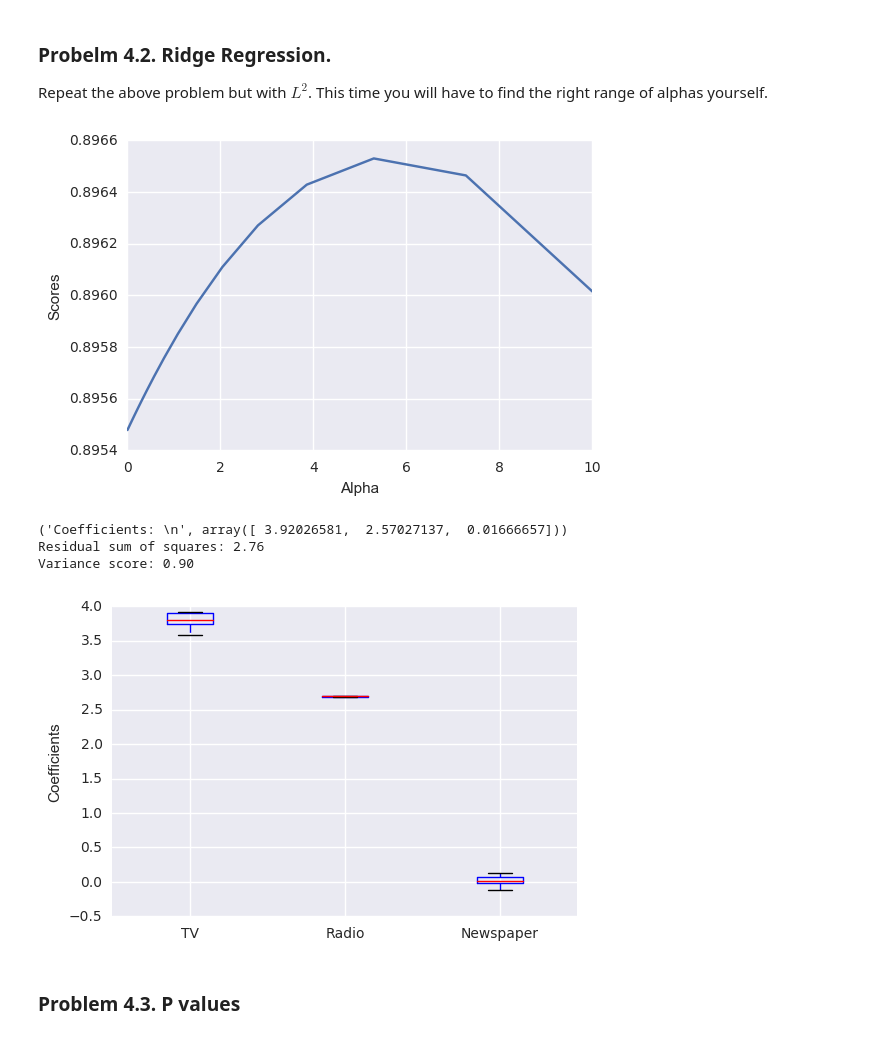
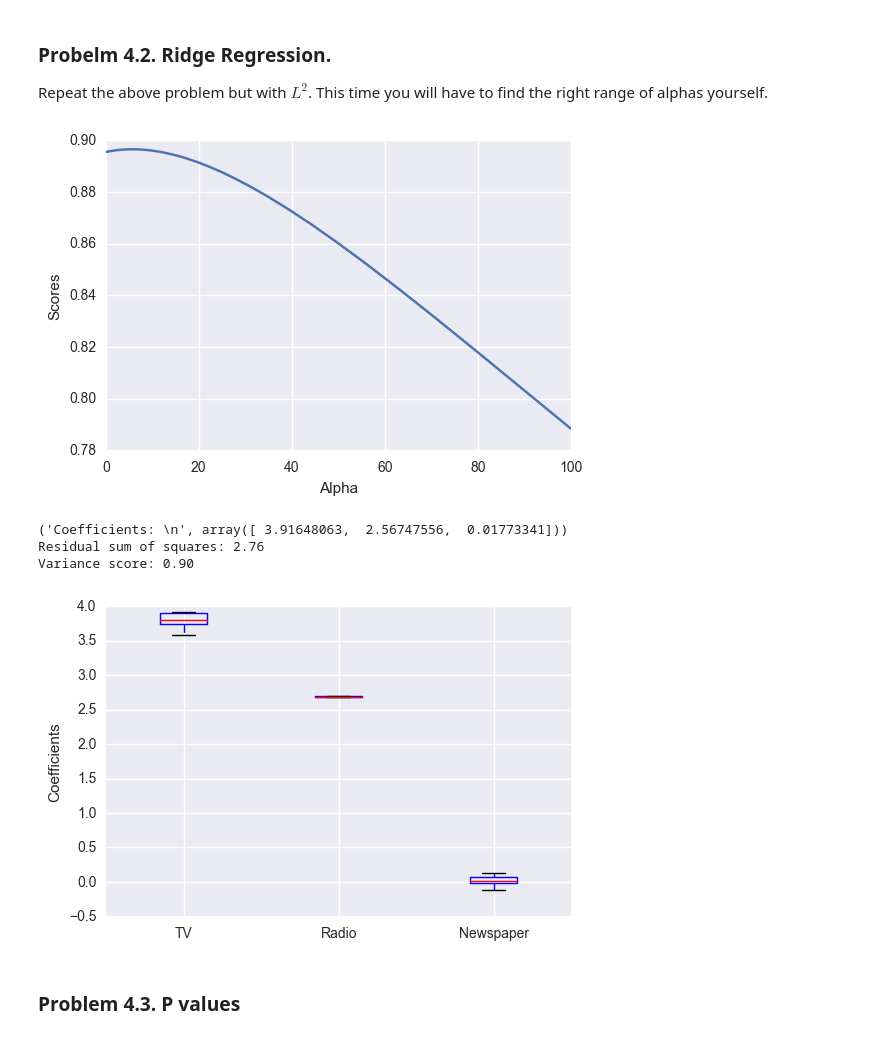
Before and after one commit to Columbia-Intro-Data-Science/python-introduction-liweiyi1992, a Jupyter notebook: Homework 1 - Github and Pandas- Part 2 - Coefficient Estimates and Complexity.ipynb, the cells around one changed output. Saved outputs shown, nothing was run; the diff lists cells and outputs as text; code cells hidden in the pictures.

```diff
--- a/Homework 1 - Github and Pandas- Part 2 - Coefficient Estimates and Complexity.ipynb
+++ b/Homework 1 - Github and Pandas- Part 2 - Coefficient Estimates and Complexity.ipynb
@@ -325,7 +325,7 @@ X_test = X_scaled[int(size*0.8):]
 y_train = y[0:int(size*0.8)]
 y_test = y[int(size*0.8):]
 
-alphas = np.logspace(-3,0.5,30)
+alphas = np.logspace(-3,1,100)
 
 scores = []
 
@@ -419,7 +419,7 @@ X_test = X_scaled[int(size*0.8):]
 y_train = y[0:int(size*0.8)]
 y_test = y[int(size*0.8):]
 
-alphas = np.logspace(-3,1,30)
+alphas = np.logspace(-3,2,100)
 
 scores = []
 
@@ -468,38 +468,38 @@ coefficents = np.vstack((coefficents,regr.coef_))
 
 X_train_3 = np.vstack((X_scaled[0:int(size*0.4)],X_scaled[int(size*0.6):]))
 X_test_3 = X_scaled[int(size*0.4):int(size*0.6)]
 y_train_3 = np.append(y[0:int(size*0.4)],y[int(size*0.6):],axis = 0)
 y_test_3 = y[int(size*0.4):int(size*0.6)]
 regr = Ridge(alpha=alphas[best_alpha])
 regr.fit(X_train_3, y_train_3)
 coefficents = np.vstack((coefficents,regr.coef_))
 
 X_train_4 = np.vstack((X_scaled[0:int(size*0.2)],X_scaled[int(size*0.4):]))
 X_test_4 = X_scaled[int(size*0.2):int(size*0.4)]
 y_train_4 = np.append(y[0:int(size*0.2)],y[int(size*0.4):],axis = 0)
 y_test_4 = y[int(size*0.2):int(size*0.4)]
 regr = Ridge(alpha=alphas[best_alpha])
 regr.fit(X_train_4, y_train_4)
 coefficents = np.vstack((coefficents,regr.coef_))
 
 X_train_5 = X_scaled[int(size*0.2):]
 X_test_5 = X_scaled[0:int(size*0.2)]
 y_train_5 = y[int(size*0.2):]
 y_test_5 = y[0:int(size*0.2)]
 regr = Ridge(alpha=alphas[best_alpha])
 regr.fit(X_train_5, y_train_5)
 coefficents = np.vstack((coefficents,regr.coef_))
 
 plt.boxplot(coefficents)
 plt.ylabel('Coefficients')
 plt.xticks([1, 2, 3], ['TV', 'Radio', 'Newspaper'])
 plt.show()
 # %% [output]
-[figure, old version]
+[figure, new version]
-('Coefficients: \n', array([ 3.92026581,  2.57027137,  0.01666657]))
+('Coefficients: \n', array([ 3.91648063,  2.56747556,  0.01773341]))
 Residual sum of squares: 2.76
 Variance score: 0.90
-[figure, old version]
+[figure, new version]
 # %% [markdown]
 ### Problem 4.3. P values
 # %% [markdown]
```
Also changed, not shown: parts of 2 cells of this notebook, 1 other file.
